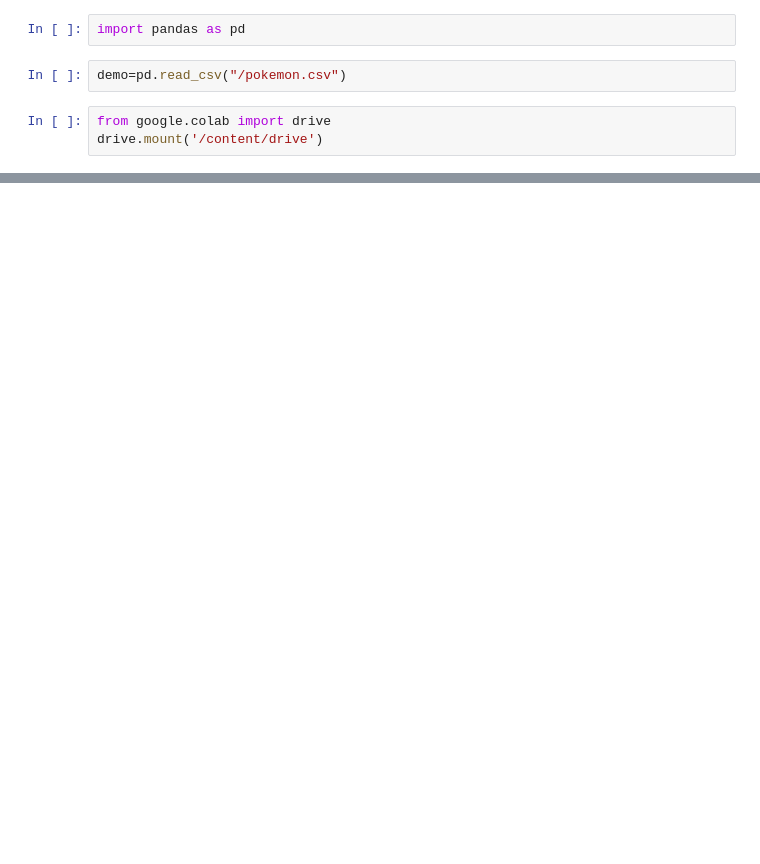
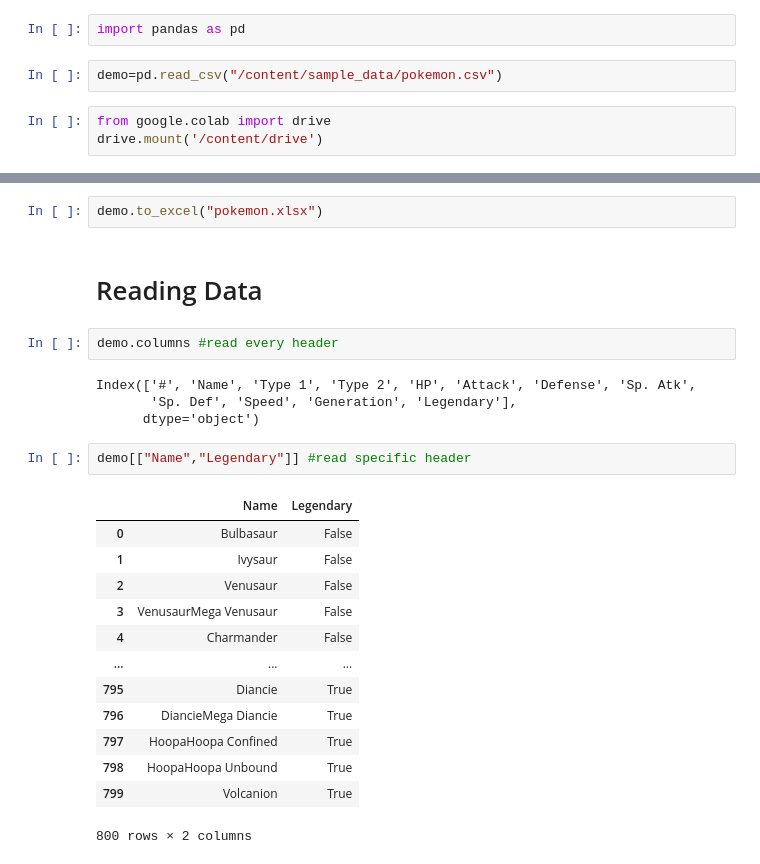
Before and after one commit to officialpradip/pandas, a Jupyter notebook: Pandas.ipynb, the cells around one changed output, grey strips where cells are left out. Saved outputs shown, nothing was run; the diff lists cells and outputs as text; blank space fills up the shorter version.

```diff
--- a/Pandas.ipynb
+++ b/Pandas.ipynb
@@ -5,7 +3,7 @@
 # %%
 import pandas as pd
 # %%
-demo=pd.read_csv("/pokemon.csv")
+demo=pd.read_csv("/content/sample_data/pokemon.csv")
 # %%
 from google.colab import drive
 drive.mount('/content/drive')
@@ -23,3 +21,29 @@ demo.head(10)
 | 7 | 6 | CharizardMega Charizard X | Fire | Dragon | 78 | 130 | 111 | 130 | 85 | 100 | 1 | ... |
 | 8 | 6 | CharizardMega Charizard Y | Fire | Flying | 78 | 104 | 78 | 159 | 115 | 100 | 1 | ... |
 | 9 | 7 | Squirtle | Water | NaN | 44 | 48 | 65 | 50 | 64 | 43 | 1 | ... |
+# %%
+demo.to_excel("pokemon.xlsx")
+# %% [markdown]
+# Reading Data
+# %%
+demo.columns #read every header
+# %% [output]
+Index(['#', 'Name', 'Type 1', 'Type 2', 'HP', 'Attack', 'Defense', 'Sp. Atk',
+       'Sp. Def', 'Speed', 'Generation', 'Legendary'],
+      dtype='object')
+# %%
+demo[["Name","Legendary"]] #read specific header
+# %% [output]
+|  | Name | Legendary |
+| 0 | Bulbasaur | False |
+| 1 | Ivysaur | False |
+| 2 | Venusaur | False |
+| 3 | VenusaurMega Venusaur | False |
+| 4 | Charmander | False |
+| ... | ... | ... |
+| 795 | Diancie | True |
+| 796 | DiancieMega Diancie | True |
+| 797 | HoopaHoopa Confined | True |
+| 798 | HoopaHoopa Unbound | True |
+| 799 | Volcanion | True |
+800 rows × 2 columns
```
Also changed, not shown: parts of 7 cells of this notebook.
